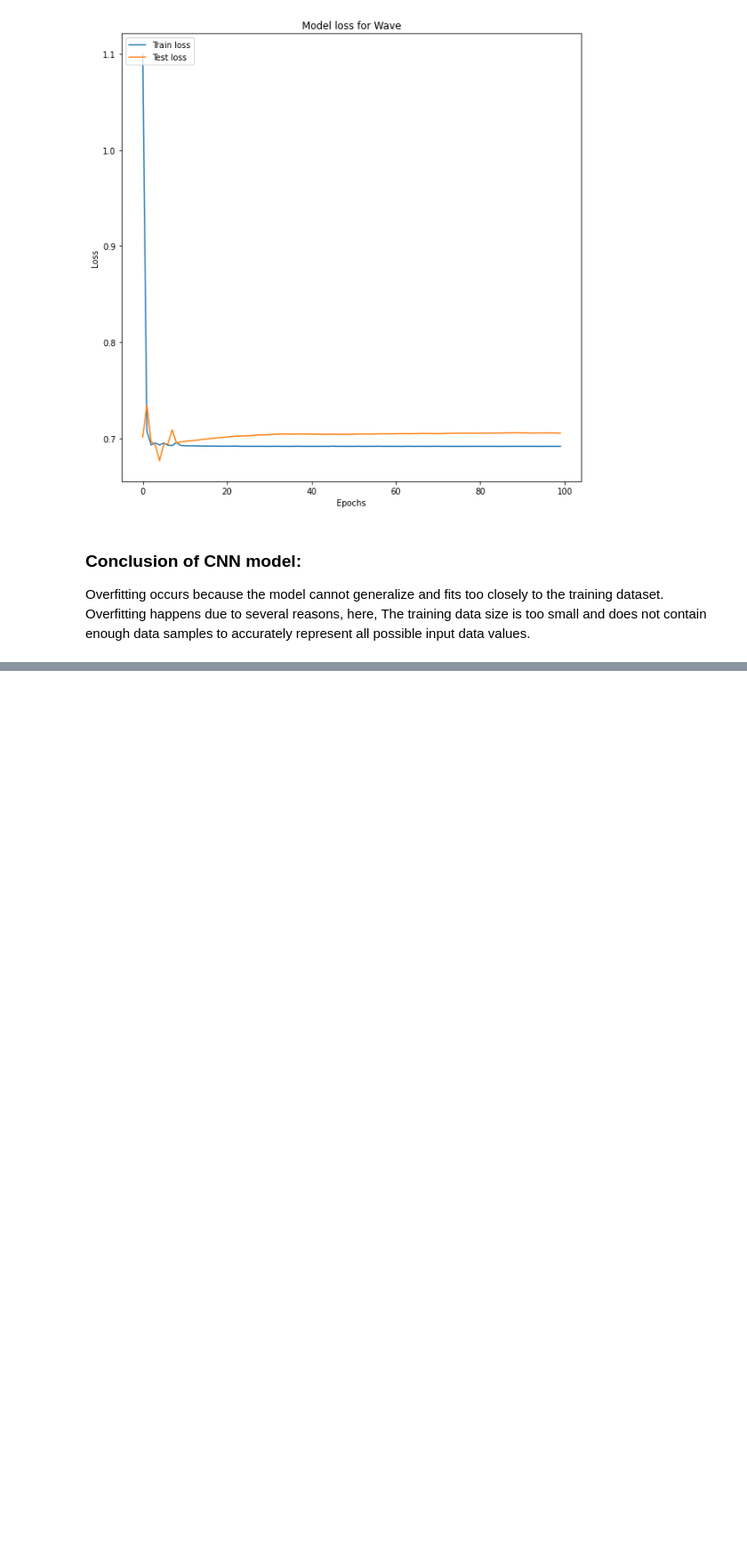
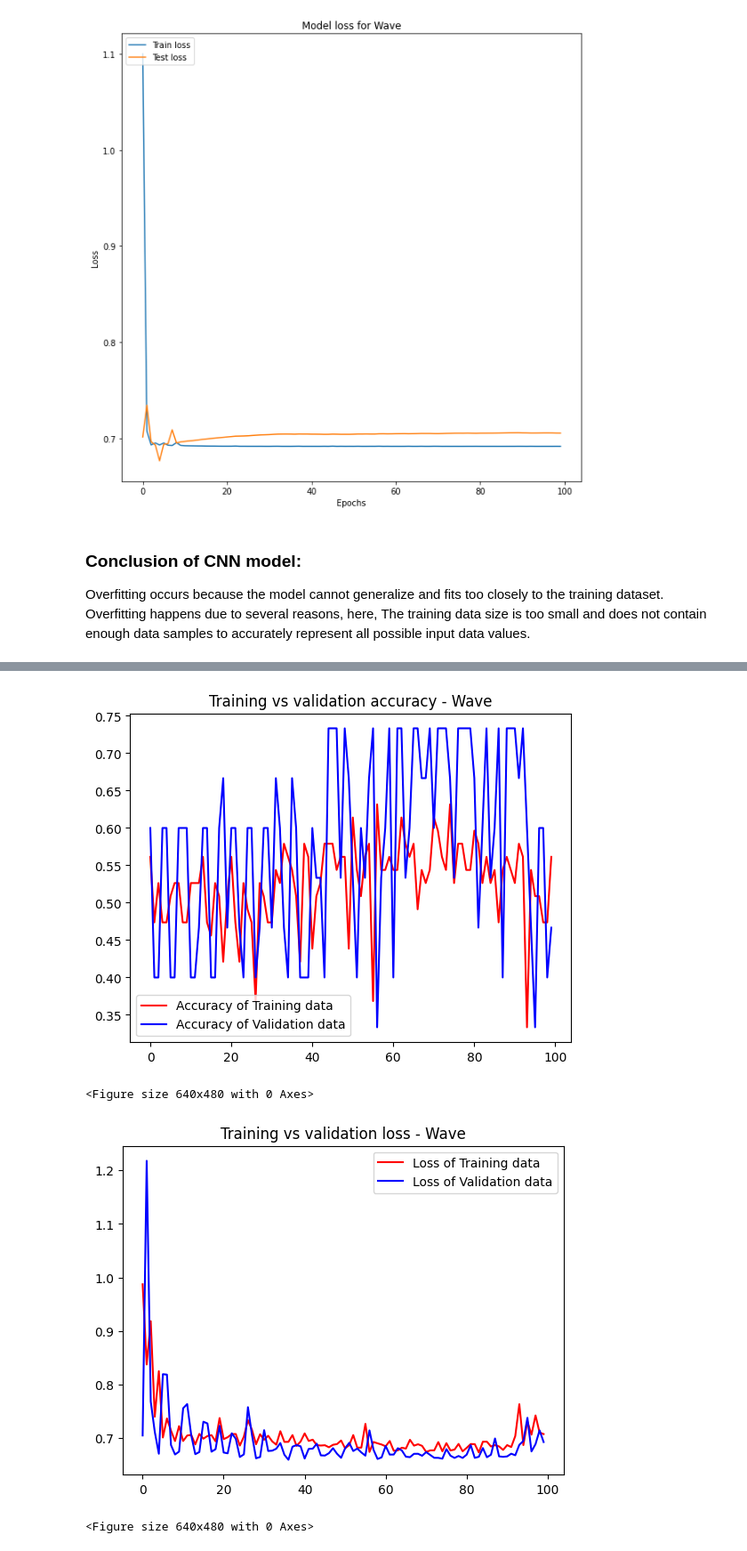
Before and after one commit to AmanSanatan/HeyDoc, a Jupyter notebook: Model/parkinson_model.ipynb, the cells around one changed output, grey strips where cells are left out. Shown: that part at 89% size. Saved outputs shown, nothing was run; the diff lists cells and outputs as text; code cells hidden in the pictures; blank space fills up the shorter version.

```diff
--- a/Model/parkinson_model.ipynb
+++ b/Model/parkinson_model.ipynb
@@ -253,0 +356,25 @@ Overfitting occurs because the model cannot generalize and fits too closely to t
+# %%
+get_acc4 = wa_4.history['accuracy']
+value_acc4 = wa_4.history['val_accuracy']
+get_loss4 = wa_4.history['loss']
+validation_loss4 = wa_4.history['val_loss']
+
+epochs4 = range(len(get_acc4))
+plt.plot(epochs4, get_acc4, 'r',label='Accuracy of Training data')
+plt.plot(epochs4, value_acc4, 'b',label='Accuracy of Validation data')
+plt.title("Training vs validation accuracy - Wave")
+plt.legend(loc=0)
+plt.figure()
+plt.show()
+epochs4 = range(len(get_loss4))
+plt.plot(epochs4, get_loss4, 'r',label='Loss of Training data')
+plt.plot(epochs4, validation_loss4, 'b',label='Loss of Validation data')
+plt.title("Training vs validation loss - Wave")
+plt.legend(loc=0)
+plt.figure()
+plt.show()
+# %% [output]
+[figure, added]
+<Figure size 640x480 with 0 Axes>
+[figure, added]
+<Figure size 640x480 with 0 Axes>
```
Also changed, not shown: parts of 10 cells of this notebook.
